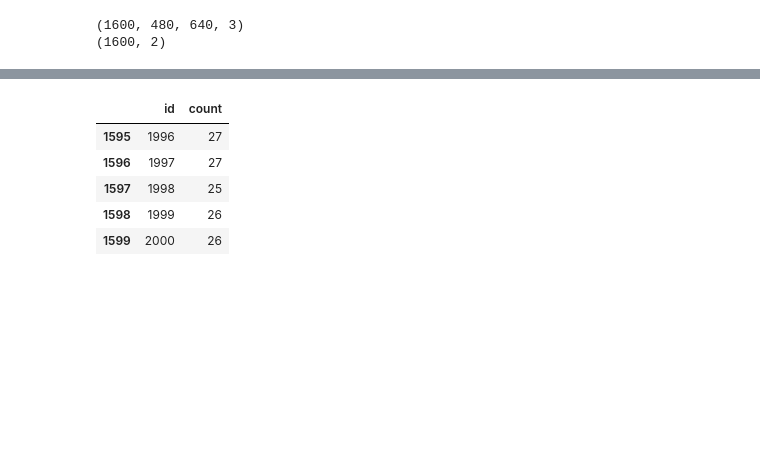
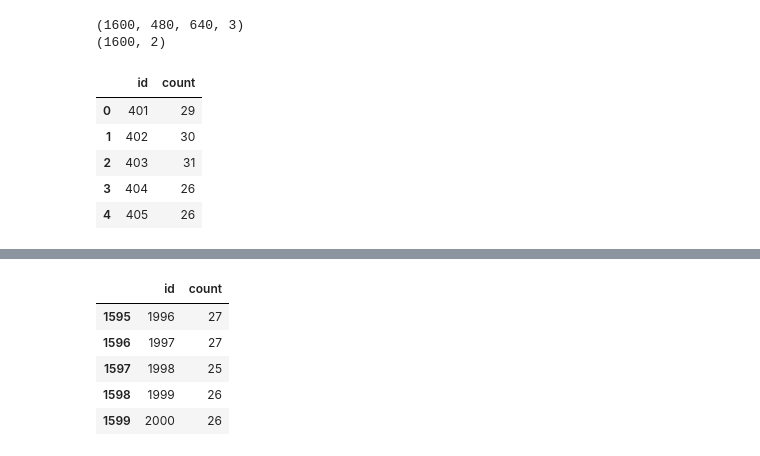
Before and after one commit to Buguemar/NNTarea3, a Jupyter notebook: Pregunta 3.ipynb, the cells around one changed output, grey strips where cells are left out. Saved outputs shown, nothing was run; the diff lists cells and outputs as text; code cells hidden in the pictures; blank space fills up the shorter version.

```diff
--- a/Pregunta 3.ipynb
+++ b/Pregunta 3.ipynb
@@ -110,3 +109,12 @@ y_train=df_labels_train['count']
 # %% [output]
 (1600, 480, 640, 3)
 (1600, 2)
+# %%
+df_labels_train.head()
+# %% [output]
+|  | id | count |
+| 0 | 401 | 29 |
+| 1 | 402 | 30 |
+| 2 | 403 | 31 |
+| 3 | 404 | 26 |
+| 4 | 405 | 26 |
```
Also changed, not shown: parts of 14 cells of this notebook.
